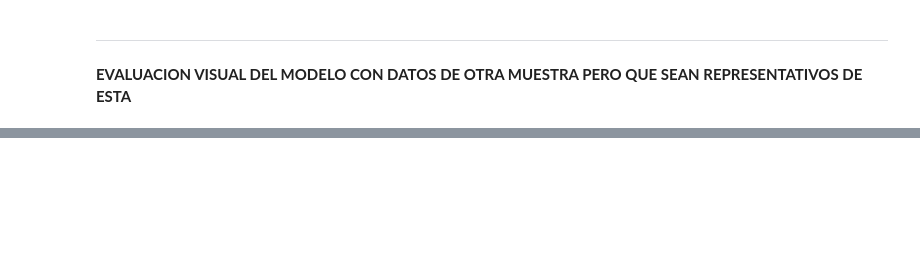
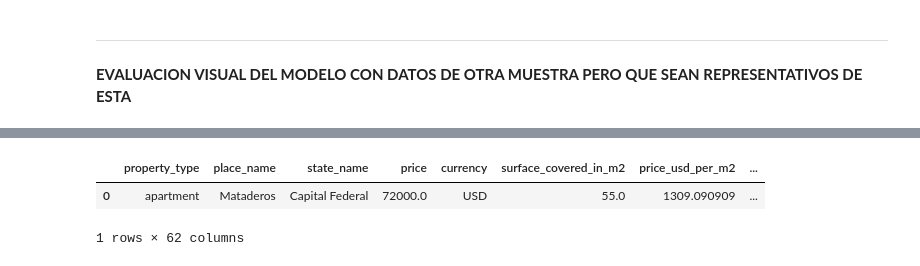
Before and after one commit to grupo4dhds/grupo4_git, a Jupyter notebook: workshop2_G4_ml.ipynb, the cells around one changed output, grey strips where cells are left out. Saved outputs shown, nothing was run; the diff lists cells and outputs as text; code cells hidden in the pictures; blank space fills up the shorter version.

```diff
--- a/workshop2_G4_ml.ipynb
+++ b/workshop2_G4_ml.ipynb
@@ -147,0 +313,7 @@ data['y_pred'] = array_predict
+# %%
+data = pd.concat([data_aux,data], axis=1)
+data.head(1)
+# %% [output]
+|  | property_type | place_name | state_name | price | currency | surface_covered_in_m2 | price_usd_per_m2 | ... |
+| 0 | apartment | Mataderos | Capital Federal | 72000.0 | USD | 55.0 | 1309.090909 | ... |
+1 rows × 62 columns
```
Also changed, not shown: parts of 20 cells of this notebook, 2 other files.
